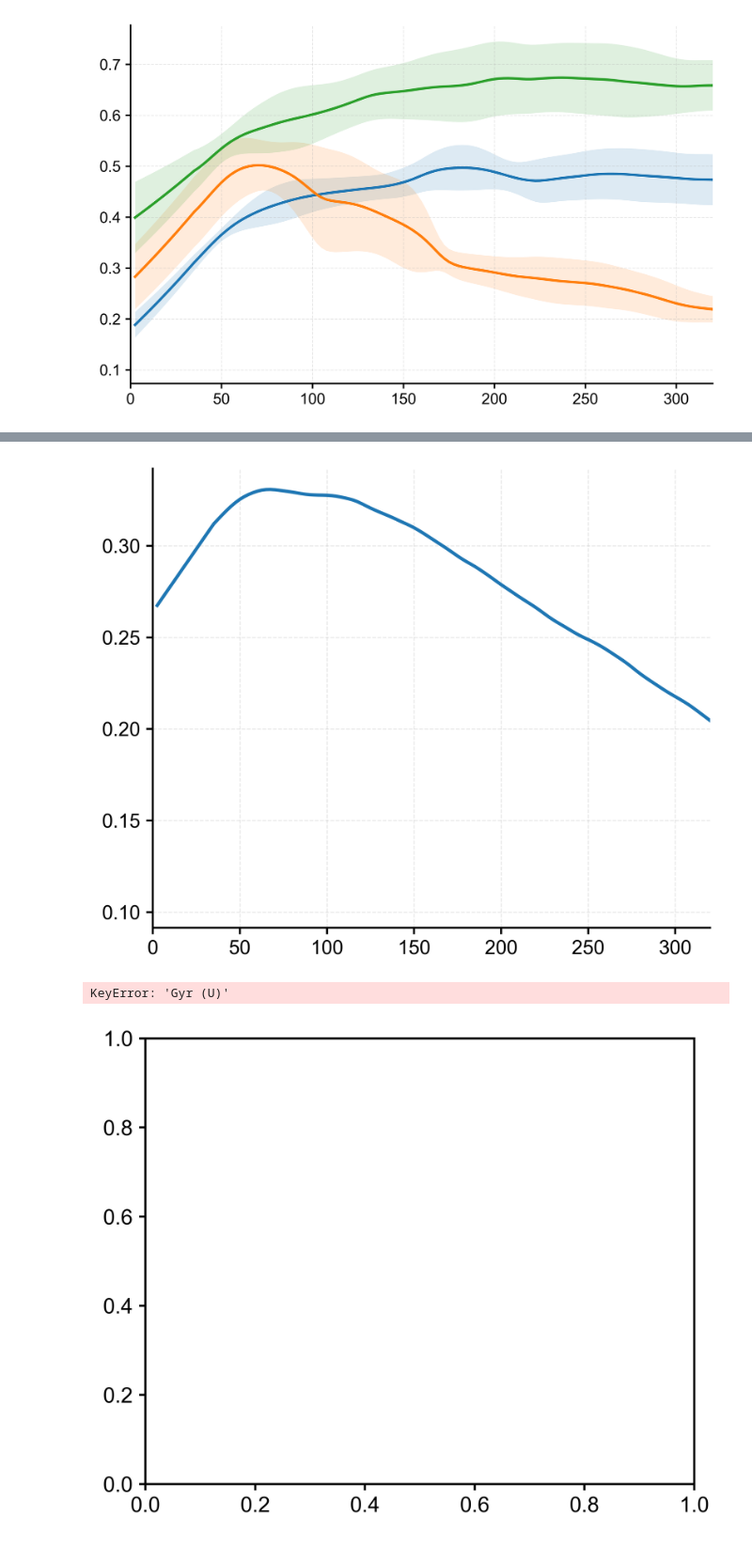
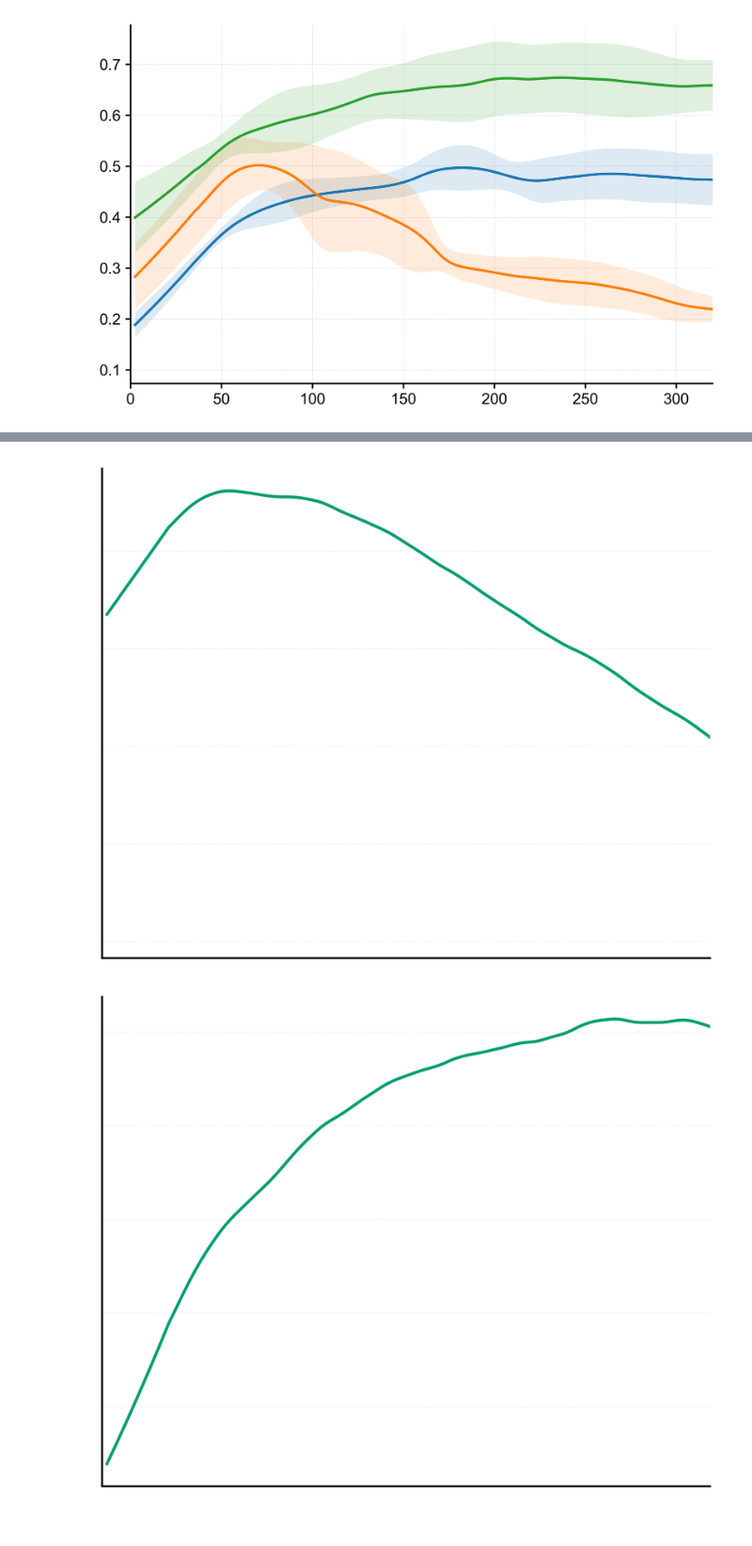
Before and after one commit to timothe-lucas/invitro-transcription-and-supercoiling, a Jupyter notebook: notebooks/03_TX_analysis.ipynb, the cells around one changed output, grey strips where cells are left out. Shown at 94% size. Drawn from its saved outputs; the diff is of its cells as text; code cells hidden in the pictures.

```diff
--- a/notebooks/03_TX_analysis.ipynb
+++ b/notebooks/03_TX_analysis.ipynb
@@ -719,8 +719,6 @@ Total wells analyzed: 10
 
 [1510 rows x 19 columns]
 # %%
-##
-
 fig, ax = plt.subplots(figsize=(5.5, 4.5))
 
 plot_stats = (
@@ -732,23 +730,35 @@ plot_stats = (
     .reset_index()
 )
 
+colors = {
+    (0, 0): "#0072B2",
+    (2, 0): "#009E73",
+    (0, 2): "#D55E00",
+}
+
 for (gyr, topoi), d in plot_stats.groupby(["Gyr (U)", "TopoI (U)"]):
     d = d.sort_values("time_min")
-    x, y= d["time_min"], d["mean"]
+    x, y = d["time_min"], d["mean"]
 
-    ax.plot(x, y, lw=2)
+    ax.plot(
+        x,
+        y,
+        color=colors[(gyr, topoi)],
+        lw=1.8,
+        solid_capstyle="round",
+    )
 
 
 ax.set_xlim(0, 320)
-ax.grid(True, ls="--", lw=0.6, alpha=0.3)
+ax.grid(axis="y", ls="--", lw=0.5, alpha=0.18)
 
 ax.spines[["top", "right"]].set_visible(False)
-ax.tick_params(direction="out", width=1.2, length=4)
+ax.tick_params(axis="both", which="both", bottom=False, left=False, labelbottom=False, labelleft=False)
+plt.tight_layout()
 
 save_path = Path("../figures/fig1_raw_kinectis.pdf")
 plt.savefig(save_path)
 
-plt.tight_layout()
 plt.show()
 
 ##
@@ -766,21 +776,28 @@ plot_stats = (
 
 for (gyr, topoi), d in plot_stats.groupby(["Gyr (U)", "TopoI (U)"]):
     d = d.sort_values("time_min")
-    x, y= d["time_min"], d["mean"]
+    x, y = d["time_min"], d["mean"]
 
-    ax1.plot(x, y, lw=2)
+    ax1.plot(
+        x,
+        y,
+        color=colors[(gyr, topoi)],
+        lw=1.8,
+        solid_capstyle="round",
+    )
 
 
 ax1.set_xlim(0, 320)
-ax1.grid(True, ls="--", lw=0.6, alpha=0.3)
+ax1.grid(axis="y", ls="--", lw=0.5, alpha=0.18)
 
 ax1.spines[["top", "right"]].set_visible(False)
-ax1.tick_params(direction="out", width=1.2, length=4)
+ax1.tick_params(axis="both", which="both", bottom=False, left=False, labelbottom=False, labelleft=False)
+
+plt.tight_layout()
 
 save_path = Path("../figures/fig1_deconvoluted.pdf")
 plt.savefig(save_path)
 
-plt.tight_layout()
 plt.show()
 
 ##
@@ -798,21 +815,28 @@ plot_stats = (
 
 for (gyr, topoi), d in plot_stats.groupby(["Gyr (U)", "TopoI (U)"]):
     d = d.sort_values("time_min")
-    x, y= d["time_min"], d["mean"]
+    x, y = d["time_min"], d["mean"]
 
-    ax1.plot(x, y, lw=2)
+    ax1.plot(
+        x,
+        y,
+        color=colors[(gyr, topoi)],
+        lw=1.8,
+        solid_capstyle="round",
+    )
 
 
 ax1.set_xlim(0, 320)
-ax1.grid(True, ls="--", lw=0.6, alpha=0.3)
+ax1.grid(axis="y", ls="--", lw=0.5, alpha=0.18)
 
 ax1.spines[["top", "right"]].set_visible(False)
-ax1.tick_params(direction="out", width=1.2, length=4)
+ax1.tick_params(axis="both", which="both", bottom=False, left=False, labelbottom=False, labelleft=False)
+
+plt.tight_layout()
 
 save_path = Path("../figures/fig1_rate.pdf")
 plt.savefig(save_path)
 
-plt.tight_layout()
 plt.show()
 
 ##
@@ -830,20 +854,27 @@ plot_stats = (
 
 for (gyr, topoi), d in plot_stats.groupby(["Gyr (U)", "TopoI (U)"]):
     d = d.sort_values("time_min")
-    x, y= d["time_min"], d["mean"]
+    x, y = d["time_min"], d["mean"]
 
-    ax1.plot(x, y, lw=2)
+    ax1.plot(
+        x,
+        y,
+        color=colors[(gyr, topoi)],
+        lw=1.8,
+        solid_capstyle="round",
+    )
 
 
 ax1.set_xlim(0, 320)
-ax1.grid(True, ls="--", lw=0.6, alpha=0.3)
+ax1.grid(axis="y", ls="--", lw=0.5, alpha=0.18)
 
 ax1.spines[["top", "right"]].set_visible(False)
-ax1.tick_params(direction="out", width=1.2, length=4)
+ax1.tick_params(axis="both", which="both", bottom=False, left=False, labelbottom=False, labelleft=False)
+
+plt.tight_layout()
 
 save_path = Path("../figures/fig1_corrected_rate.pdf")
 plt.savefig(save_path)
 
-plt.tight_layout()
 plt.show()
 # %% [output]
@@ -852,3 +883,2 @@ plt.show()
-[figure, old version]
+[figure, new version]
-KeyError: 'Gyr (U)'
-[figure, old version]
+[figure, new version]
```
Also changed, not shown: parts of 19 cells of this notebook, 17 other files.
